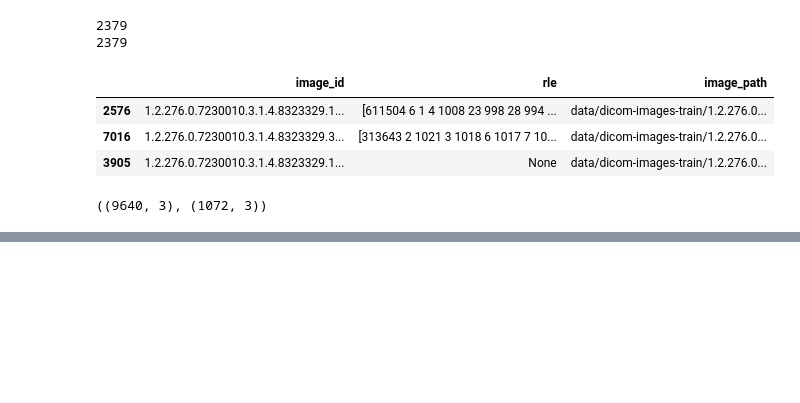
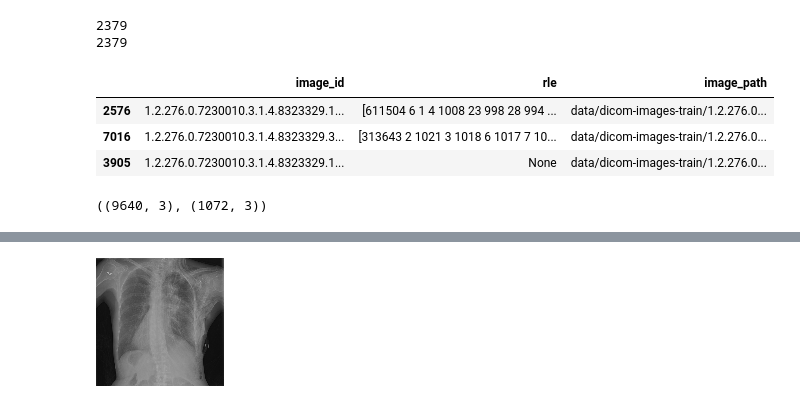
Before and after one commit to gabibu/aiforhealthcare, a Jupyter notebook: advanced_models_colab_2.ipynb, the cells around one changed output, grey strips where cells are left out. Cells and saved outputs as stored; diff of their text form; code cells hidden in the pictures; blank space fills up the shorter version.

```diff
--- a/advanced_models_colab_2.ipynb
+++ b/advanced_models_colab_2.ipynb
@@ -320,0 +325,4 @@ NameError: ignored
+# %%
+im2
+# %% [output]
+[figure, added]
```
Also changed, not shown: parts of 4 cells of this notebook.
